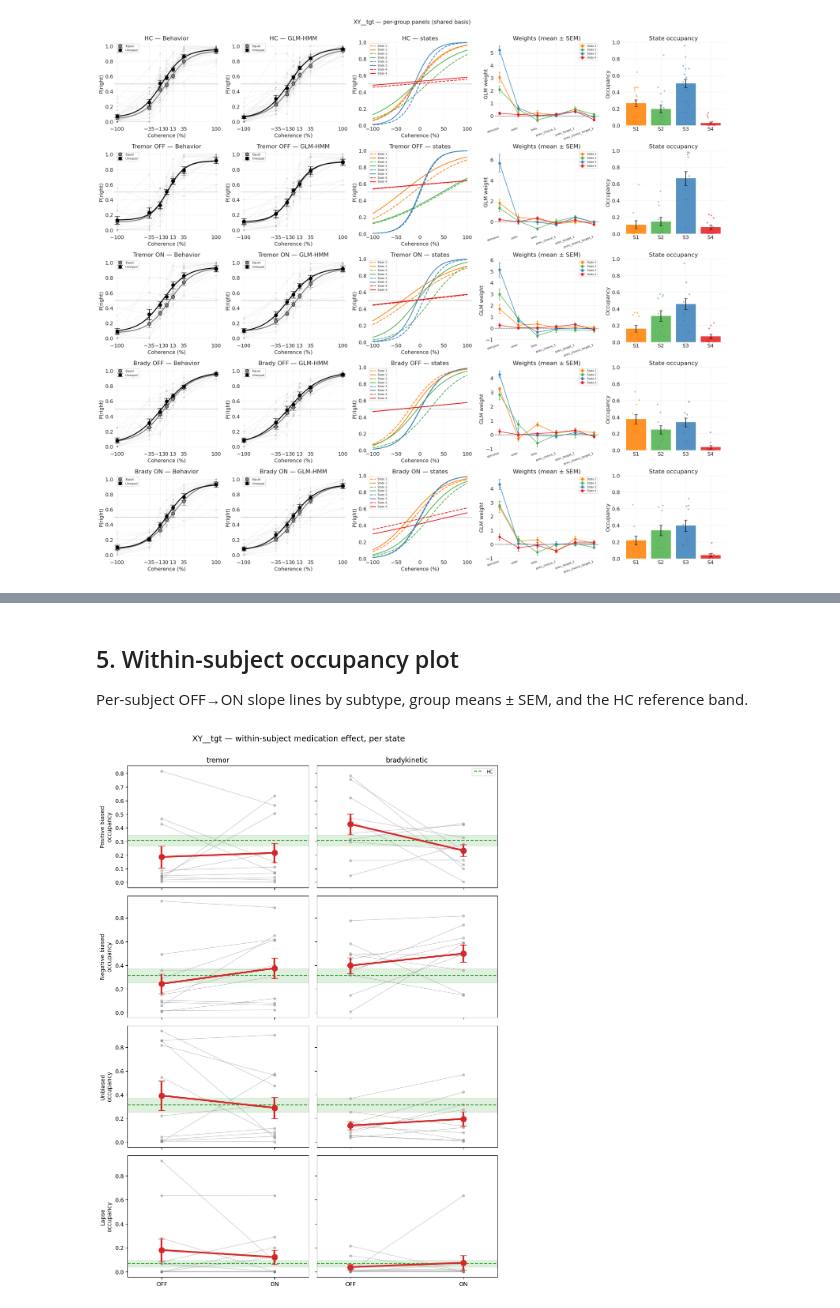
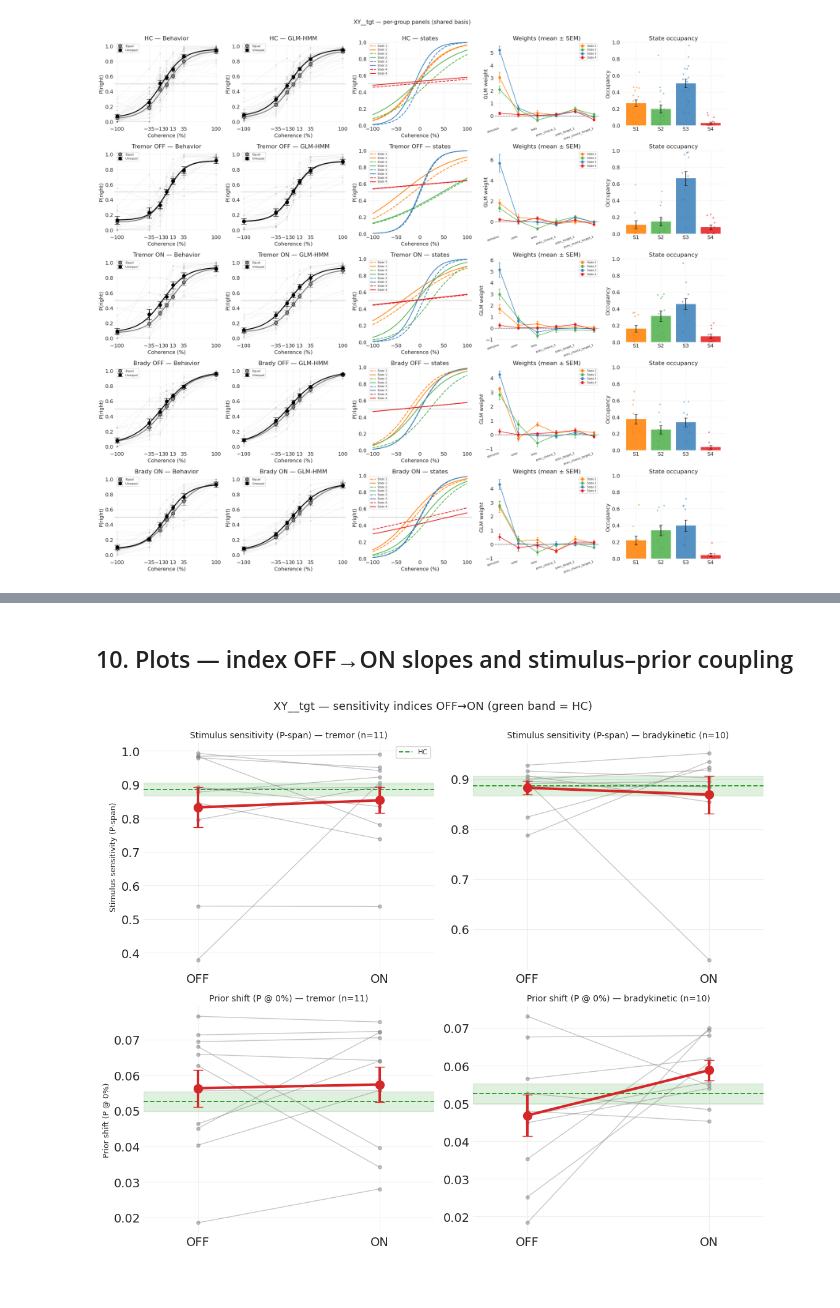
Before and after one commit to vaibrainium/bayesian-priors-in-pd-subtype, a Jupyter notebook: notebooks/6.02-gglm-hmm-shared-selected-model-stats.ipynb, the cells around one changed output, grey strips where cells are left out. Saved outputs shown, nothing was run; the diff lists cells and outputs as text; code cells hidden in the pictures.

Commit message:
feat: glm-hmm plots finalized

```diff
--- a/notebooks/6.02-gglm-hmm-shared-selected-model-stats.ipynb
+++ b/notebooks/6.02-gglm-hmm-shared-selected-model-stats.ipynb
@@ -288,0 +371,12 @@ the **single shared model** (identical basis for every session — no refit, no
+# %%
+group_data = build_group_data(bundle, sess_md)
+GROUP_ORDER = [("HC", "none"), ("tremor", "off"), ("tremor", "on"), ("bradykinetic", "off"), ("bradykinetic", "on")]
+GROUP_ORDER = [g for g in GROUP_ORDER if g in group_data]
+nG = len(GROUP_ORDER)
+
+for row, g in enumerate(GROUP_ORDER):
+    fig, axes = plt.subplots(1, 2*K + 1, figsize=(24, 4.2), squeeze=False)
+    title = f"{g[0].capitalize()}_{g[1]}" if g[0] != "HC" else f"{g[0]}"
+    plot_group_state_psych_weights(axes, g, group_data[g], title=title)
+plt.tight_layout()
+plt.show()
@@ -400,38 +617,25 @@ Mixed model per state (ON-OFF medication, subtype, and their interaction):
-# %% [markdown]
-## 5. Within-subject occupancy plot
-
-Per-subject OFF→ON slope lines by subtype, group means ± SEM, and the HC reference band.
+# %% [markdown]
+## 10. Plots — index OFF→ON slopes and stimulus–prior coupling
 # %%
-def state_paired(state):
-    return (pd_occ.pivot_table(index=["subject_id", "subtype"], columns="medication",
-                               values=state, observed=True)
-            .dropna(subset=["off", "on"]).reset_index())
-
-subtypes = ["tremor", "bradykinetic"]
-fig, axes = plt.subplots(len(occ_cols), len(subtypes),
-                         figsize=(5 * len(subtypes), 3.4 * len(occ_cols)),
-                         squeeze=False, sharex=True, sharey="row")
-for si, state in enumerate(occ_cols):
-    hc = occ_df[occ_df["subtype"] == "HC"][state]
-    hc_mean, hc_sem = hc.mean(), hc.sem()
-    pr = state_paired(state)
-    for ai, sub in enumerate(subtypes):
-        ax = axes[si][ai]
-        d = pr[pr["subtype"] == sub]
+fig, axes = plt.subplots(2, 2, figsize=(11, 9), squeeze=False)
+for mi, metric in enumerate(metrics_idx):
+    hc = idx_df[idx_df["subtype"] == "HC"][metric]; hc_m, hc_s = hc.mean(), hc.sem()
+    for ax, sub in zip(axes[mi], ["tremor", "bradykinetic"]):
+        pv = (pd_idx.pivot_table(index="subject_id", columns="medication", values=metric, observed=True)
+              .dropna(subset=["off", "on"]))
+        ss = pd_idx[pd_idx["subtype"] == sub]["subject_id"].unique()
+        d = pv.loc[pv.index.isin(ss)]
         for _, r in d.iterrows():
-            ax.plot([0, 1], [r["off"], r["on"]], "-o", color="gray", alpha=0.4, lw=1, ms=4)
+            ax.plot([0, 1], [r["off"], r["on"]], "-o", color="gray", alpha=0.45, lw=1, ms=4)
         ax.errorbar([0, 1], [d["off"].mean(), d["on"].mean()], yerr=[d["off"].sem(), d["on"].sem()],
                     color="tab:red", lw=3, marker="o", ms=10, capsize=6, zorder=5)
-        ax.axhspan(hc_mean - hc_sem, hc_mean + hc_sem, color="tab:green", alpha=0.15)
-        ax.axhline(hc_mean, color="tab:green", ls="--", lw=1.5, label="HC")
+        ax.axhspan(hc_m - hc_s, hc_m + hc_s, color="tab:green", alpha=0.15)
+        ax.axhline(hc_m, color="tab:green", ls="--", lw=1.4, label="HC")
         ax.set_xticks([0, 1]); ax.set_xticklabels(["OFF", "ON"]); ax.set_xlim(-0.3, 1.3)
-        if si == 0:
-            ax.set_title(f"{sub}", fontsize=12)
-        if ai == 0:
-            ax.set_ylabel(f"{state}\noccupancy", fontsize=10)
-        if si == 0 and ai == len(subtypes) - 1:
-            ax.legend(fontsize=8)
-fig.suptitle(f"{CONFIG} \u2014 within-subject medication effect, per state", fontsize=14, y=1.002)
+        ax.set_title(f"{ilabels[metric]} — {sub} (n={len(d)})", fontsize=10)
+    axes[mi, 0].set_ylabel(ilabels[metric], fontsize=9)
+axes[0, 0].legend(fontsize=8)
+fig.suptitle(f"{CONFIG} — sensitivity indices OFF→ON (green band = HC)", fontsize=13, y=1.001)
 plt.tight_layout(); plt.show()
 # %% [output]
-[figure, old version]
+[figure, new version]
```
Also changed, not shown: parts of 22 cells of this notebook, 3 other files.
